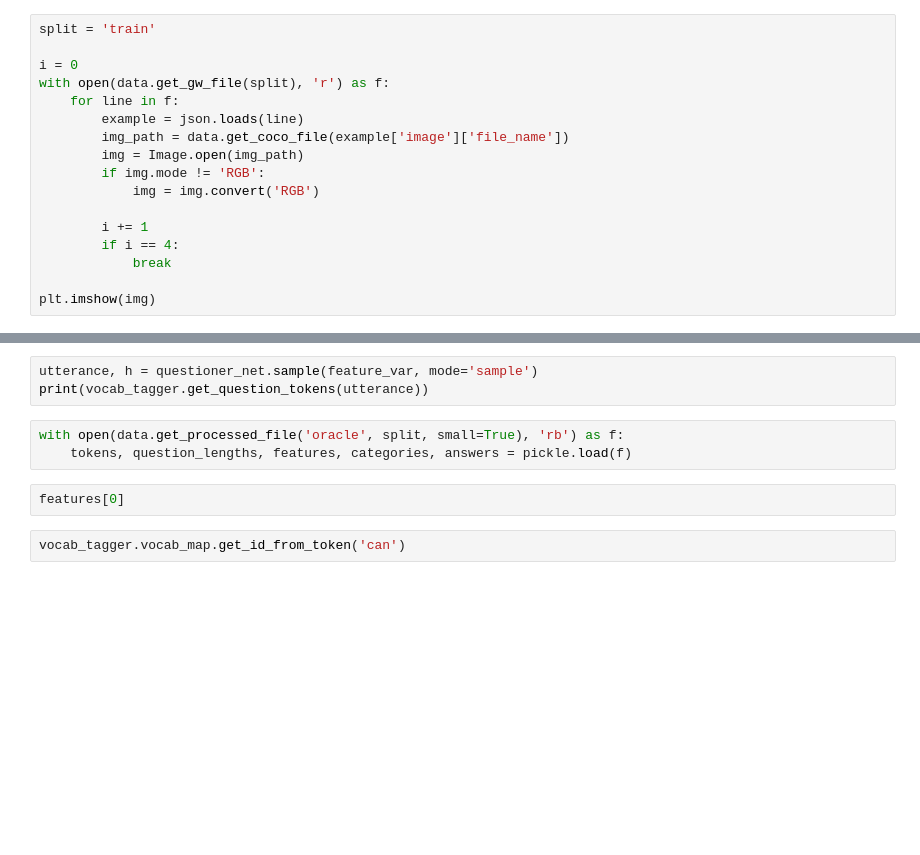
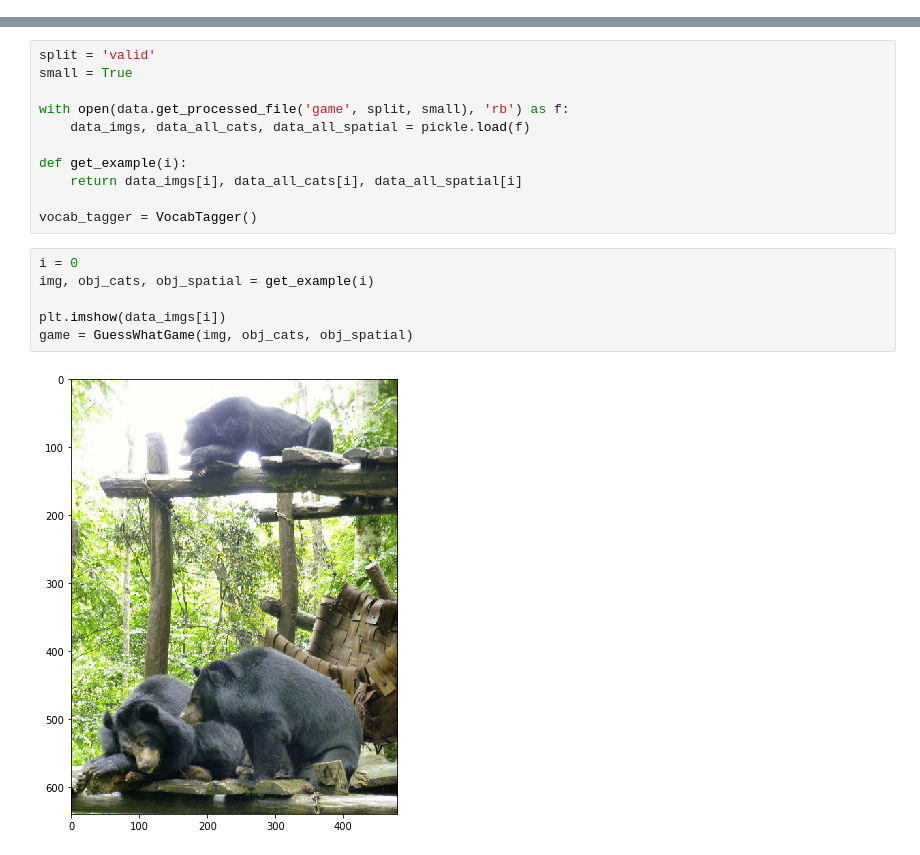
Before and after one commit to eliwu26/DeepWhat, a Jupyter notebook: play_guesswhat.ipynb, the cells around one changed output, grey strips where cells are left out. Cells and saved outputs as stored; diff of their text form; blank space fills up the shorter version.

Commit message:
working game class with example

```diff
--- a/play_guesswhat.ipynb
+++ b/play_guesswhat.ipynb
@@ -36,17 +17,0 @@ questioner_net.load_state_dict(
-# %%
-split = 'train'
-
-i = 0
-with open(data.get_gw_file(split), 'r') as f:
-    for line in f:
-        example = json.loads(line)
-        img_path = data.get_coco_file(example['image']['file_name'])
-        img = Image.open(img_path)
-        if img.mode != 'RGB':
-            img = img.convert('RGB')
-
-        i += 1
-        if i == 4:
-            break
-
-plt.imshow(img)
@@ -57,10 +18,19 @@ feature_var = Variable(feature.cuda(), volatile=True)
-# %%
-utterance, h = questioner_net.sample(feature_var, mode='sample')
-print(vocab_tagger.get_question_tokens(utterance))
-# %%
-with open(data.get_processed_file('oracle', split, small=True), 'rb') as f:
-    tokens, question_lengths, features, categories, answers = pickle.load(f)
-# %%
-features[0]
-# %%
-vocab_tagger.vocab_map.get_id_from_token('can')
+# %%
+split = 'valid'
+small = True
+
+with open(data.get_processed_file('game', split, small), 'rb') as f:
+    data_imgs, data_all_cats, data_all_spatial = pickle.load(f)
+
+def get_example(i):
+    return data_imgs[i], data_all_cats[i], data_all_spatial[i]
+
+vocab_tagger = VocabTagger()
+# %%
+i = 0
+img, obj_cats, obj_spatial = get_example(i)
+
+plt.imshow(data_imgs[i])
+game = GuessWhatGame(img, obj_cats, obj_spatial)
+# %% [output]
+[figure, added]
```
Also changed, not shown: parts of 4 cells of this notebook, 2 other files.
